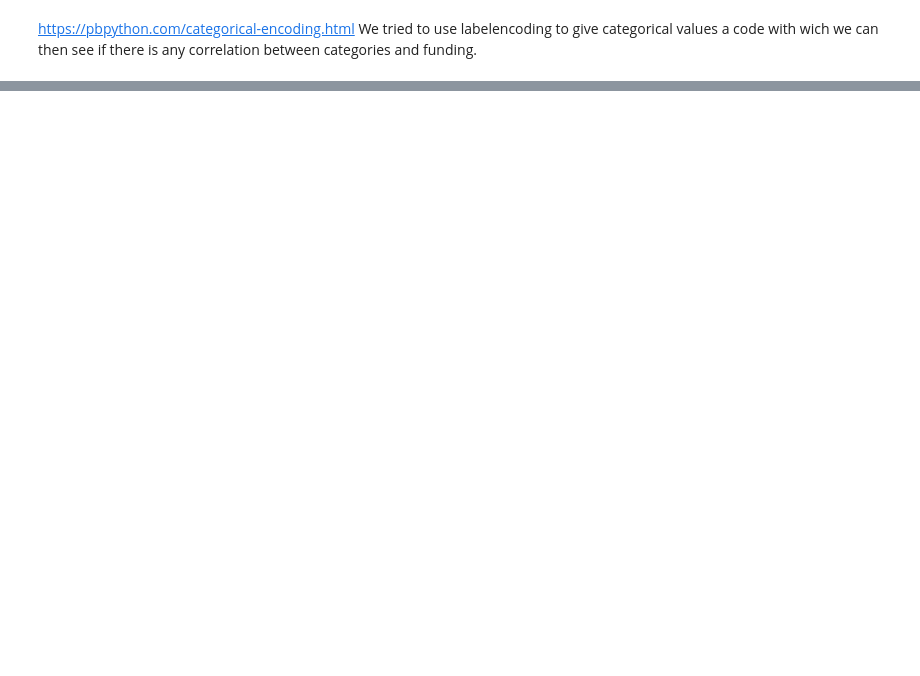
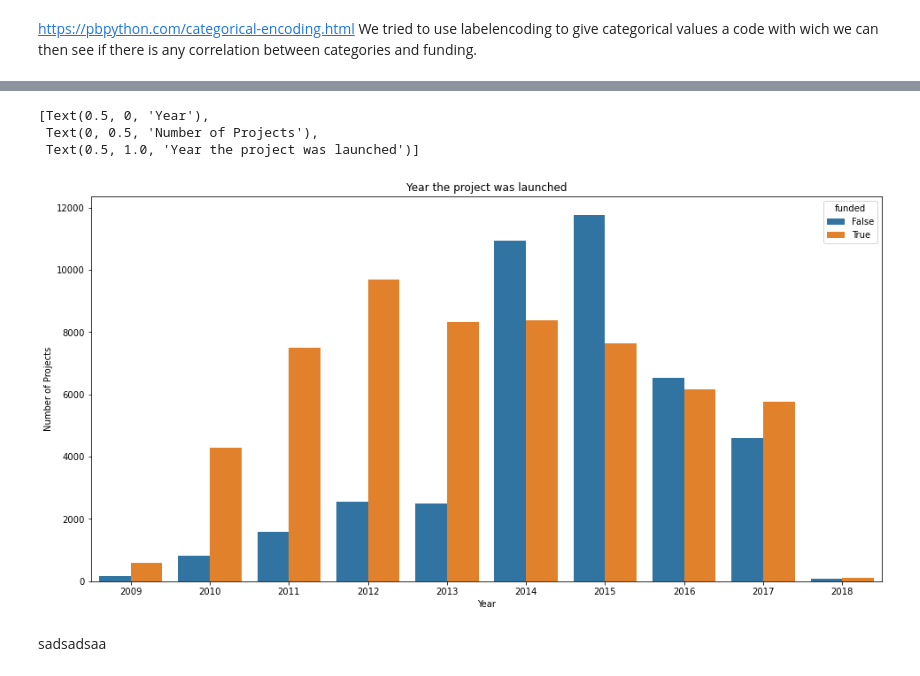
Before and after one commit to ChakirBelhaj/python-for-text-analysis, a Jupyter notebook: project/project.ipynb, the cells around one changed output, grey strips where cells are left out. Drawn from its saved outputs; the diff is of its cells as text; code cells hidden in the pictures; blank space fills up the shorter version.

```diff
--- a/project/project.ipynb
+++ b/project/project.ipynb
@@ -104,0 +127,10 @@ print(np.corrcoef(df['funded'], df['name_length']))
+# %%
+plot = sns.countplot(x=df.created_year, hue = df.funded)
+plot.set(xlabel='Year', ylabel='Number of Projects', title= 'Year the project was launched')
+# %% [output]
+[Text(0.5, 0, 'Year'),
+ Text(0, 0.5, 'Number of Projects'),
+ Text(0.5, 1.0, 'Year the project was launched')]
+[figure, added]
+# %% [markdown]
+sadsadsaa
```
Also changed, not shown: parts of 8 cells of this notebook, 4 other files.
